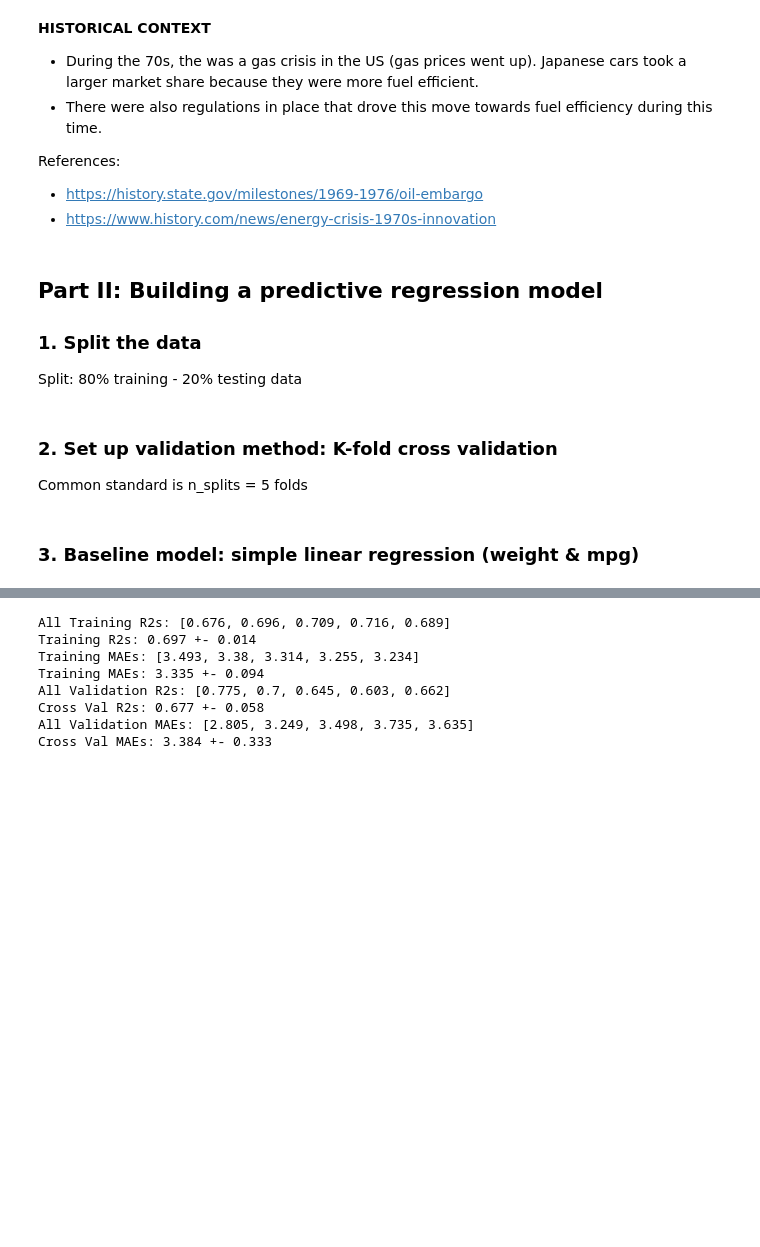
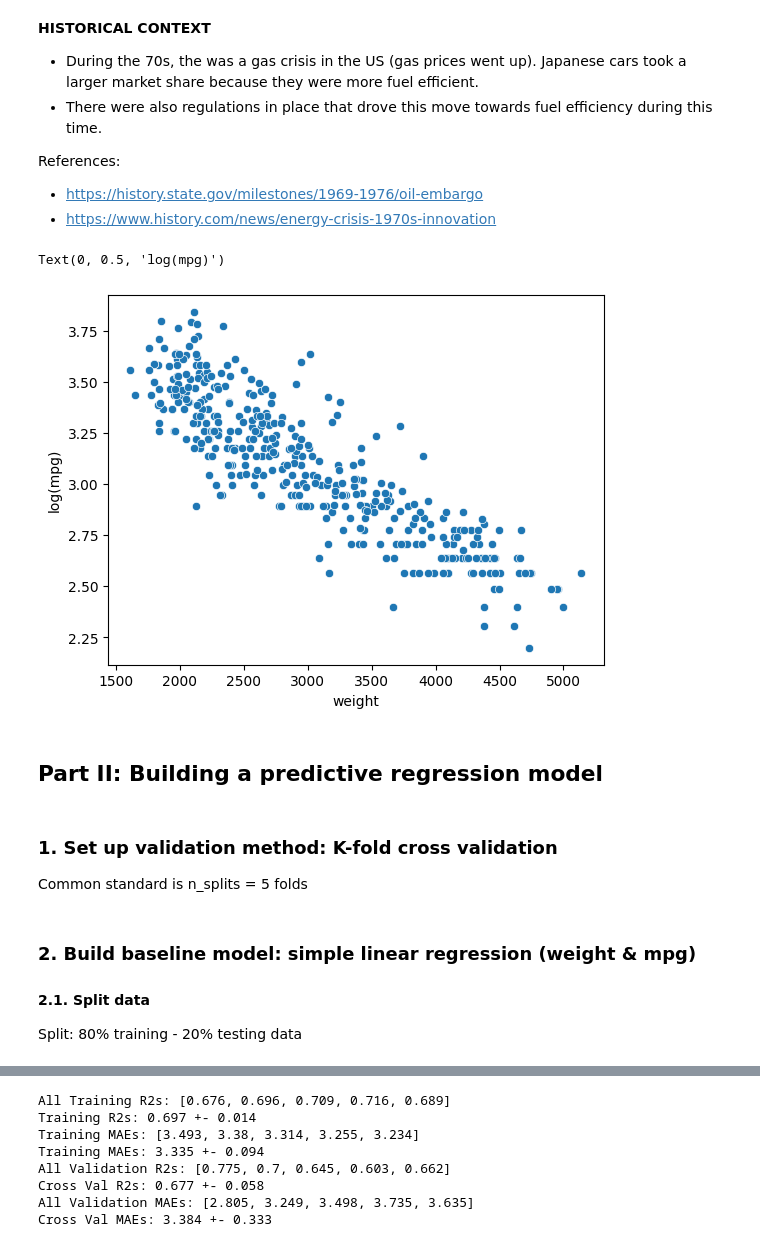
Before and after one commit to selvatica-36/advanced-regression-predicting-fuel-economy, a Jupyter notebook: analysis.ipynb, the cells around one changed output, grey strips where cells are left out. Saved outputs shown, nothing was run; the diff lists cells and outputs as text; code cells hidden in the pictures; blank space fills up the shorter version.

```diff
--- a/analysis.ipynb
+++ b/analysis.ipynb
@@ -283,9 +283,11 @@ sns.barplot(data=cars, y='mpg', x='origin')
 References:
 - https://history.state.gov/milestones/1969-1976/oil-embargo
 - https://www.history.com/news/energy-crisis-1970s-innovation
+# %%
+sns.scatterplot(data=cars, x='weight', y=np.log(cars['mpg']))
+plt.ylabel('log(mpg)')
+# %% [output]
+Text(0, 0.5, 'log(mpg)')
+[figure, added]
 # %% [markdown]
 ## **Part II: Building a predictive regression model**
-
-### 1. Split the data
-
-Split: 80% training - 20% testing data
@@ -304,5 +294,5 @@ X, X_test, y, y_test = train_test_split(X, y, test_size=.2, random_state=2023)
 # %% [markdown]
-### 2. Set up validation method: K-fold cross validation
+### 1. Set up validation method: K-fold cross validation
 
 Common standard is n_splits = 5 folds
 # %%
@@ -343,4 +333,8 @@ def cross_validation_OLS(X, y, n_splits):
 
     return model
 # %% [markdown]
-### 3. Baseline model: simple linear regression (weight & mpg)
+### 2. Build baseline model: simple linear regression (weight & mpg)
+
+#### 2.1. Split data
+
+Split: 80% training - 20% testing data
```
Also changed, not shown: parts of 21 cells of this notebook.
